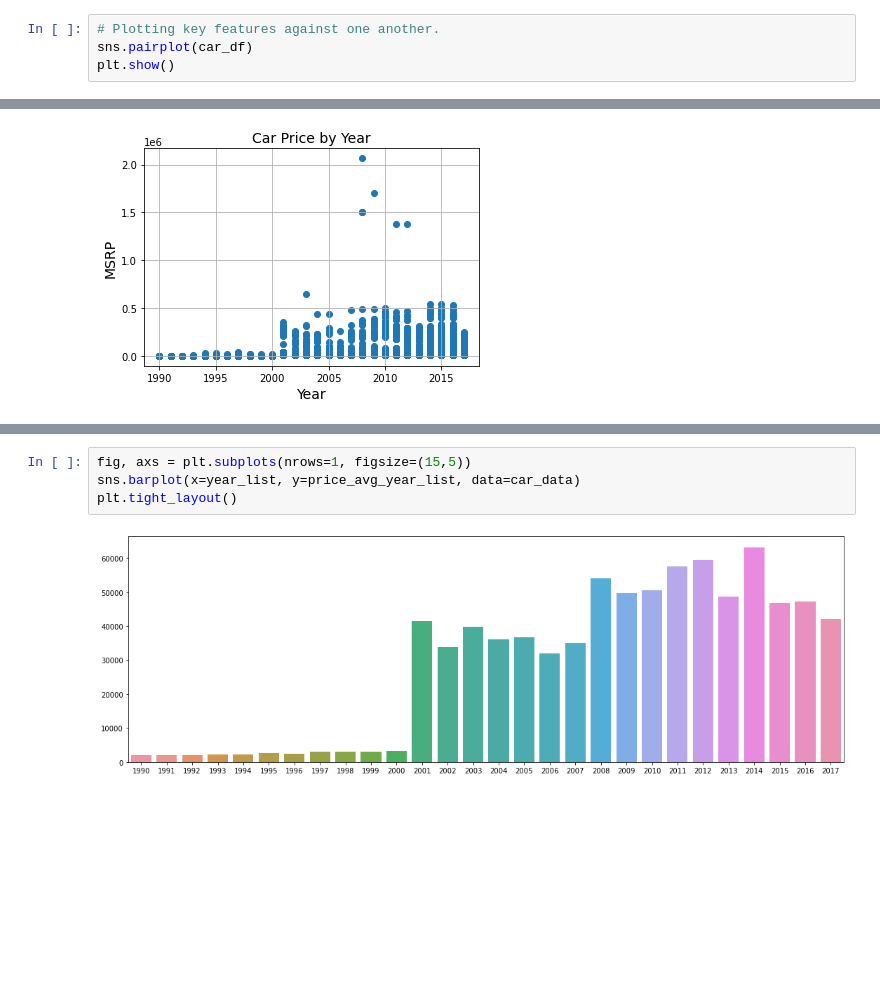
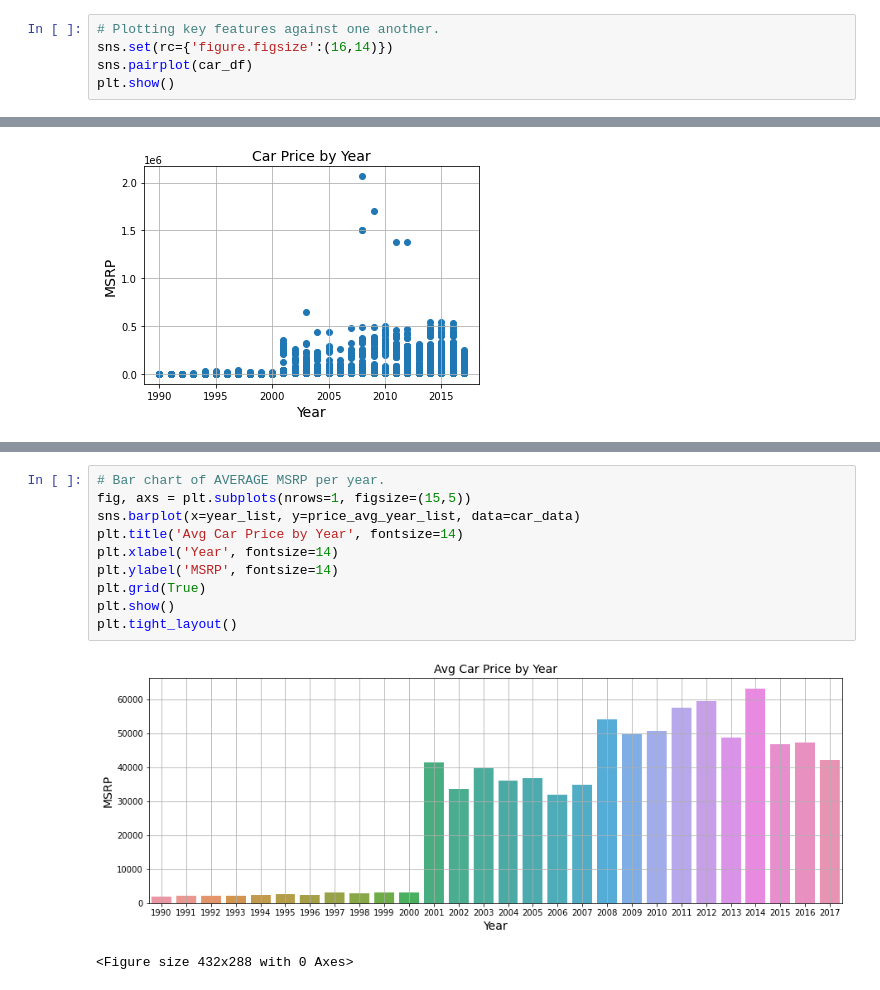
Before and after one commit to JaredBarnes6/car_price_determination_capstone, a Jupyter notebook: car_price_determination_capstone.ipynb, the cells around one changed output, grey strips where cells are left out. Saved outputs shown, nothing was run; the diff lists cells and outputs as text; blank space fills up the shorter version.

Commit message:
Car price with EDA 1

```diff
--- a/car_price_determination_capstone.ipynb
+++ b/car_price_determination_capstone.ipynb
@@ -172,6 +172,7 @@ The data set is now clean and ready for EDA!
 ## 3. Exploring and Visualizing the Data
 # %%
 # Plotting key features against one another.
+sns.set(rc={'figure.figsize':(16,14)})
 sns.pairplot(car_df)
 plt.show()
 # %% [output]
@@ -269,8 +296,15 @@ plt.show()
 # %% [output]
 [figure]
 # %%
+# Bar chart of AVERAGE MSRP per year.
 fig, axs = plt.subplots(nrows=1, figsize=(15,5))
 sns.barplot(x=year_list, y=price_avg_year_list, data=car_data)
+plt.title('Avg Car Price by Year', fontsize=14)
+plt.xlabel('Year', fontsize=14)
+plt.ylabel('MSRP', fontsize=14)
+plt.grid(True)
+plt.show()
 plt.tight_layout()
 # %% [output]
-[figure, old version]
+[figure, new version]
+<Figure size 432x288 with 0 Axes>
```
Also changed, not shown: parts of 11 cells of this notebook.
